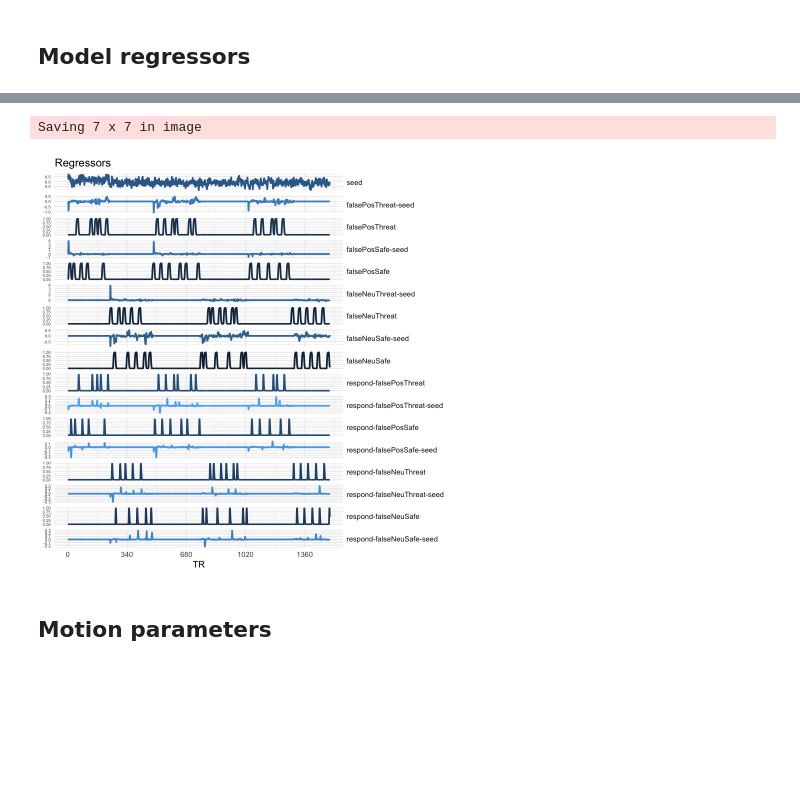
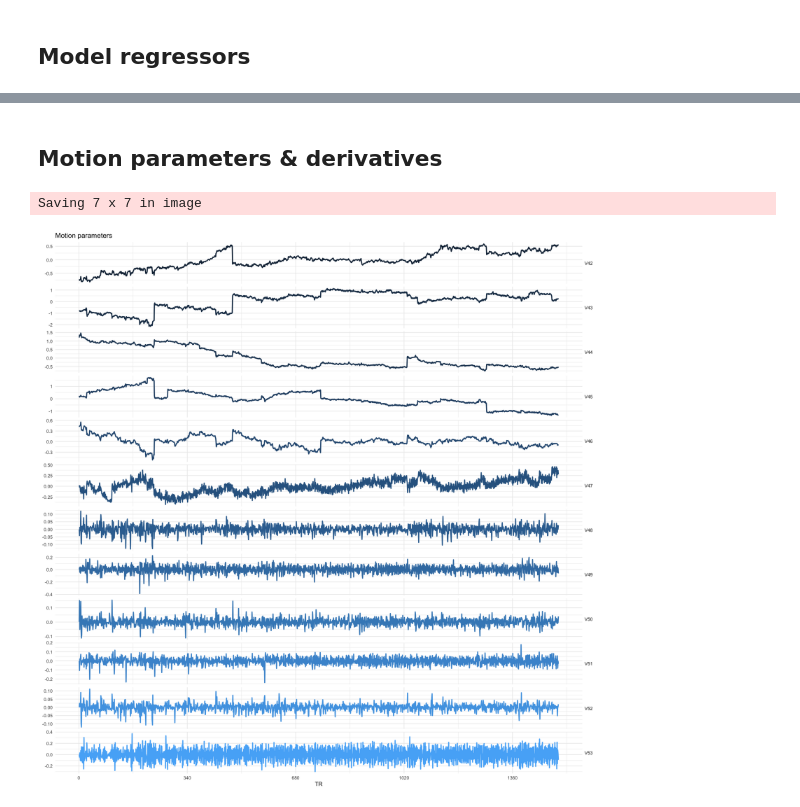
Before and after one commit to kmorrow0712/first-year-project, a Jupyter notebook: _build/jupyter_execute/visualizeModel_basic.ipynb, the cells around one changed output, grey strips where cells are left out. Cells and saved outputs as stored; diff of their text form; code cells hidden in the pictures; blank space fills up the shorter version.

```diff
--- a/_build/jupyter_execute/visualizeModel_basic.ipynb
+++ b/_build/jupyter_execute/visualizeModel_basic.ipynb
@@ -3,9 +41,10 @@
 library(dplyr)
 library(ggplot2)
 library(tidyr)
+library(repr)
 
 # import data
-df <- read.table('../data_examples/MAX101_Main_block_MR_I_gPPI_demean.x1D')
+df <- read.table('data_examples/MAX101_Main_block_MR_I_gPPI_demean.x1D')
 # %% [output]
 Attaching package: ‘dplyr’
 
@@ -75,19 +153,19 @@ df.model$key <- factor(df.model$key, levels = c("seed",
+# %% [markdown]
+## Motion parameters & derivatives
 # %%
-ggplot(df.model, aes(x = TR, y = value)) +
+df.long %>% filter(index %in% 42:53) %>%
+ggplot(aes(x = TR, y = value)) +
   geom_line(aes(color = index), size = 1) +
   facet_grid(rows = vars(key), scales = "free") +
   scale_x_continuous(breaks = c(0, 340, 680, 1020, 1360, 1700, 2040)) +
   scale_y_continuous() +
   theme_minimal() +
-  labs(y = NULL, title = "Regressors") +
+  labs(y = NULL, title = "Motion parameters") +
   theme(
         legend.position = 'none',
-        strip.text.y = element_text(angle = 0, hjust = 0),
-        axis.text.y = element_text(size = 5))
+        strip.text.y = element_text(angle = 0, hjust = 0))
 
-ggsave('../assets/images/MAX_basicModel_gPPI.png')
+ggsave('images/MAX_basicModel_motionParams.png')
 # %% [output]
 Saving 7 x 7 in image
-[figure, old version]
+[figure, new version]
-# %% [markdown]
-## Motion parameters
```
Also changed, not shown: parts of 9 cells of this notebook, 22 other files.
